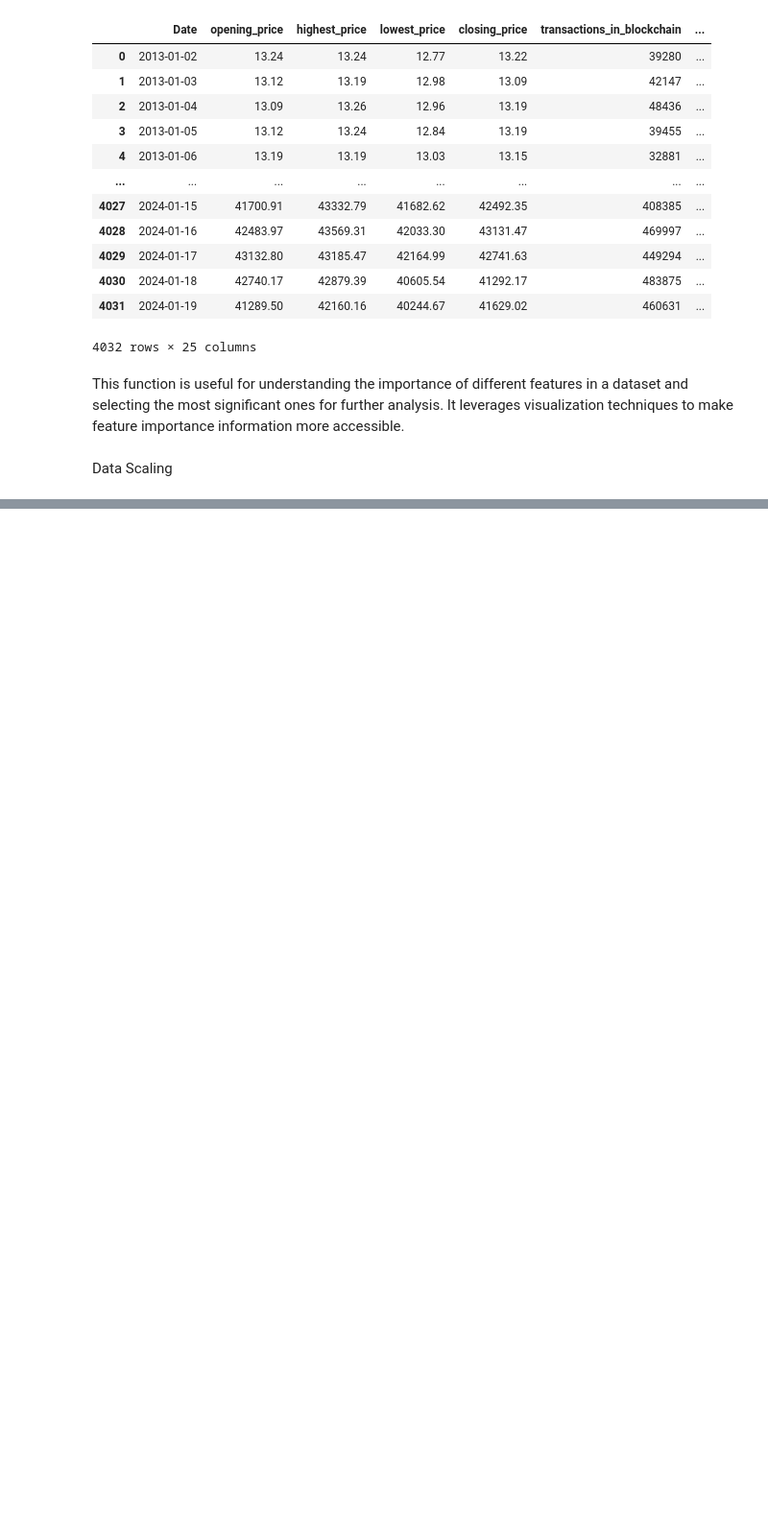
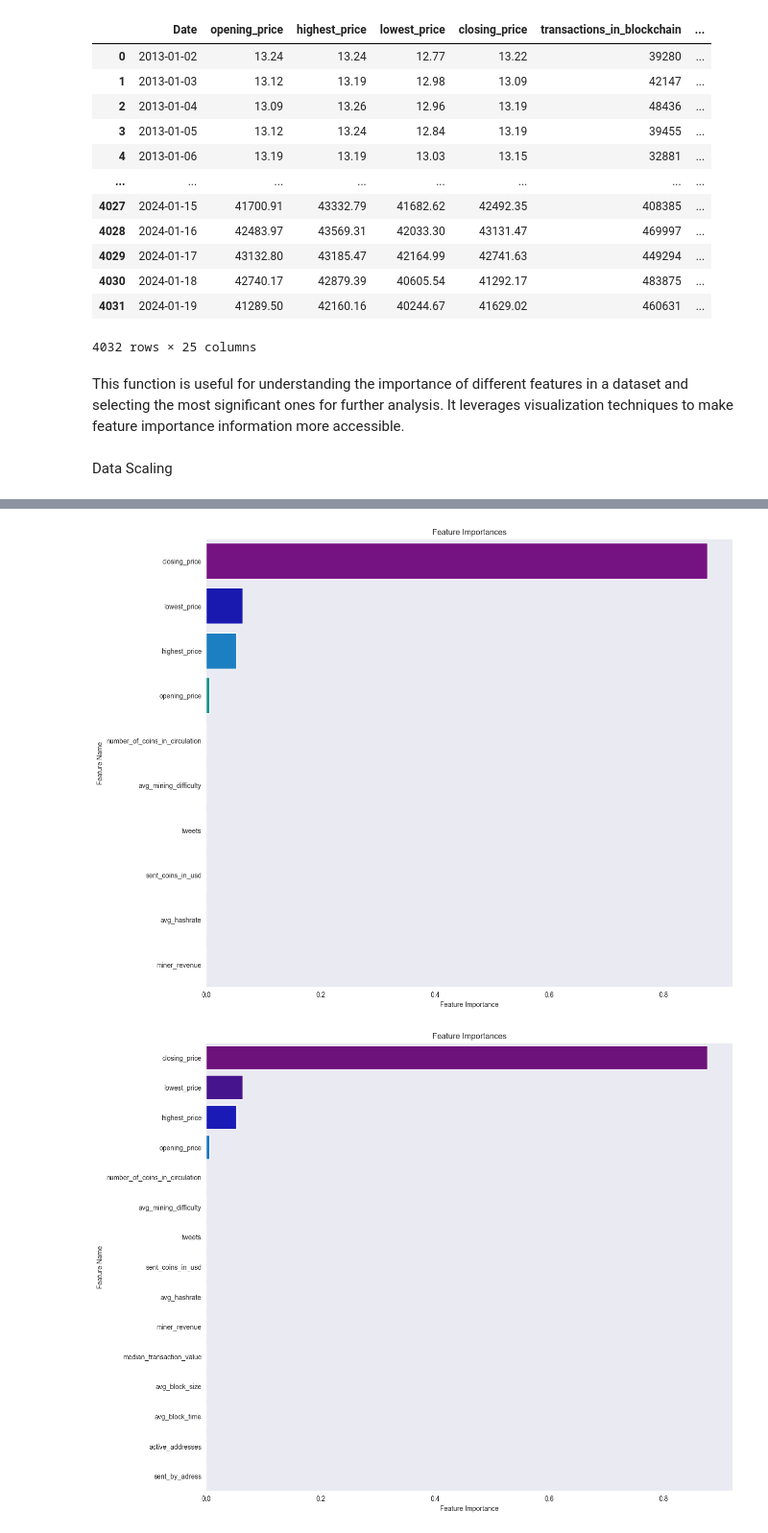
Before and after one commit to olegligorov/btc_price_prediction, a Jupyter notebook: 04_Feature_Selection.ipynb, the cells around one changed output, grey strips where cells are left out. Shown: that part at 96% size. Cells and saved outputs as stored; diff of their text form; code cells hidden in the pictures; blank space fills up the shorter version.

```diff
--- a/04_Feature_Selection.ipynb
+++ b/04_Feature_Selection.ipynb
@@ -91,0 +140,12 @@ NameError: name 'X_scaled' is not defined
+# %%
+feat_range = list(range(10,60,5))
+# %%
+for i in feat_range:
+    feat_imp_df,final_df_next_day = feature_imp(X_scaled,rf.feature_importances_,i)
+    final_df_next_day.insert(loc=0, column='Date', value=final_df['Date'])
+    final_df_next_day['next_day_closing_price'] = final_df['next_day_closing_price']
+    feat_imp_df.to_csv(f'./feature_imp_{i}.csv',index=False)
+    final_df_next_day.to_csv(f'./final_df_next_day_{i}.csv',index=False)
+# %% [output]
+[figure, added]
+[figure, added]
```
Also changed, not shown: parts of 3 cells of this notebook.
